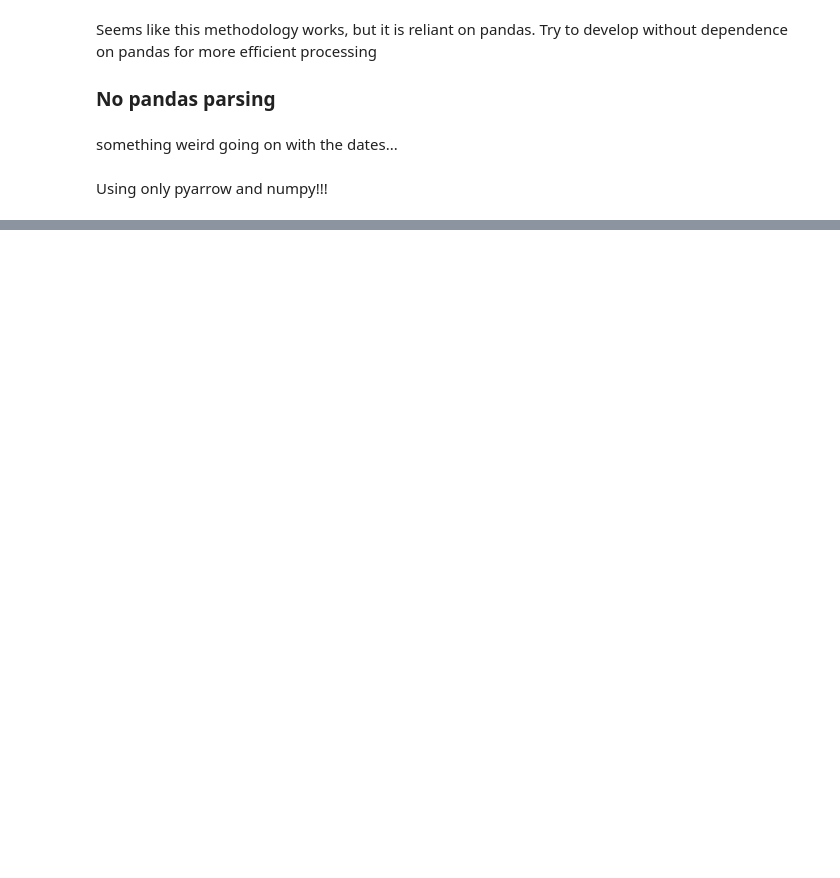
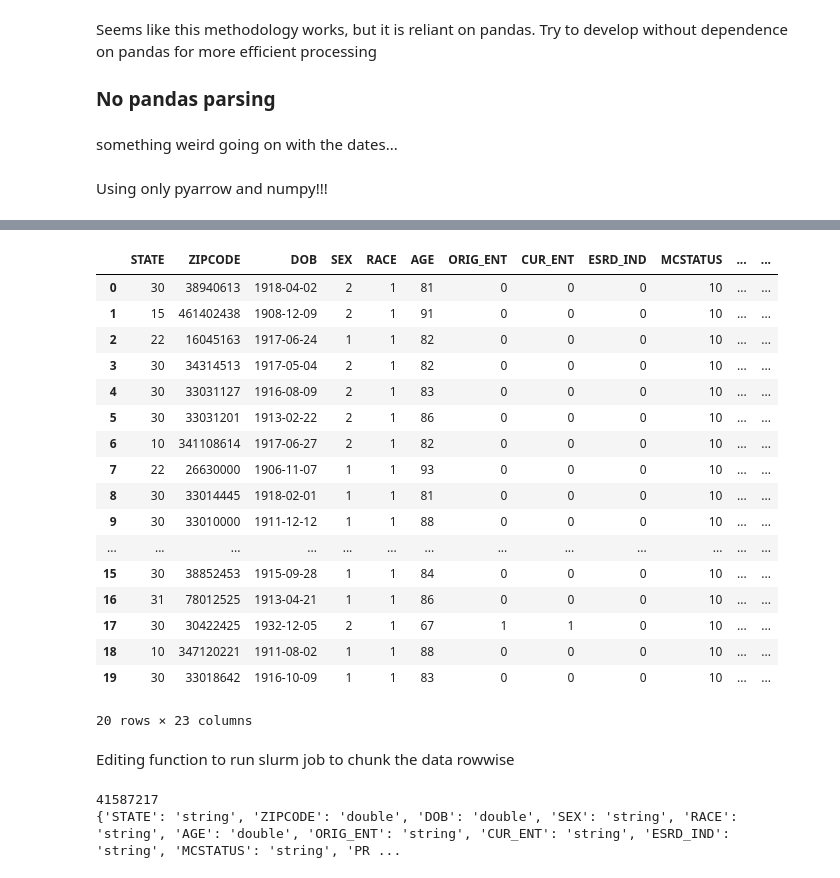
Before and after one commit to NSAPH-Data-Processing/parsing-cms, a Jupyter notebook: notes/SN_fts2parquet.ipynb, the cells around one changed output, grey strips where cells are left out. Cells and saved outputs as stored; diff of their text form; code cells hidden in the pictures; blank space fills up the shorter version.

Commit message:
sas7bdat processing

```diff
--- a/notes/SN_fts2parquet.ipynb
+++ b/notes/SN_fts2parquet.ipynb
@@ -477,0 +381,35 @@ Editing function to run slurm job to chunk the data rowwise
+# %%
+pd.read_csv("/n/dominici_nsaph_l3/Lab/data_processing/shreya_synthetic-cms/synthetic-cms/output/sas.csv")
+# %% [output]
+|  | STATE | ZIPCODE | DOB | SEX | RACE | AGE | ORIG_ENT | CUR_ENT | ESRD_IND | MCSTATUS | ... | ... |
+| 0 | 30 | 38940613 | 1918-04-02 | 2 | 1 | 81 | 0 | 0 | 0 | 10 | ... | ... |
+| 1 | 15 | 461402438 | 1908-12-09 | 2 | 1 | 91 | 0 | 0 | 0 | 10 | ... | ... |
+| 2 | 22 | 16045163 | 1917-06-24 | 1 | 1 | 82 | 0 | 0 | 0 | 10 | ... | ... |
+| 3 | 30 | 34314513 | 1917-05-04 | 2 | 1 | 82 | 0 | 0 | 0 | 10 | ... | ... |
+| 4 | 30 | 33031127 | 1916-08-09 | 2 | 1 | 83 | 0 | 0 | 0 | 10 | ... | ... |
+| 5 | 30 | 33031201 | 1913-02-22 | 2 | 1 | 86 | 0 | 0 | 0 | 10 | ... | ... |
+| 6 | 10 | 341108614 | 1917-06-27 | 2 | 1 | 82 | 0 | 0 | 0 | 10 | ... | ... |
+| 7 | 22 | 26630000 | 1906-11-07 | 1 | 1 | 93 | 0 | 0 | 0 | 10 | ... | ... |
+| 8 | 30 | 33014445 | 1918-02-01 | 1 | 1 | 81 | 0 | 0 | 0 | 10 | ... | ... |
+| 9 | 30 | 33010000 | 1911-12-12 | 1 | 1 | 88 | 0 | 0 | 0 | 10 | ... | ... |
+| ... | ... | ... | ... | ... | ... | ... | ... | ... | ... | ... | ... | ... |
+| 15 | 30 | 38852453 | 1915-09-28 | 1 | 1 | 84 | 0 | 0 | 0 | 10 | ... | ... |
+| 16 | 31 | 78012525 | 1913-04-21 | 1 | 1 | 86 | 0 | 0 | 0 | 10 | ... | ... |
+| 17 | 30 | 30422425 | 1932-12-05 | 2 | 1 | 67 | 1 | 1 | 0 | 10 | ... | ... |
+| 18 | 10 | 347120221 | 1911-08-02 | 1 | 1 | 88 | 0 | 0 | 0 | 10 | ... | ... |
+| 19 | 30 | 33018642 | 1916-10-09 | 1 | 1 | 83 | 0 | 0 | 0 | 10 | ... | ... |
+20 rows × 23 columns
+# %% [markdown]
+Editing function to run slurm job to chunk the data rowwise
+# %%
+# print(df.head())
+#print(meta.column_names)
+# print(meta.column_labels)
+# print(meta.column_names_to_labels)
+print(meta.number_rows)
+print(meta.readstat_variable_types)
+# print(meta.file_label)
+# print(meta.file_encoding)
+# %% [output]
+41587217
+{'STATE': 'string', 'ZIPCODE': 'double', 'DOB': 'double', 'SEX': 'string', 'RACE': 'string', 'AGE': 'double', 'ORIG_ENT': 'string', 'CUR_ENT': 'string', 'ESRD_IND': 'string', 'MCSTATUS': 'string', 'PR ...
```
Also changed, not shown: parts of 18 cells of this notebook.
